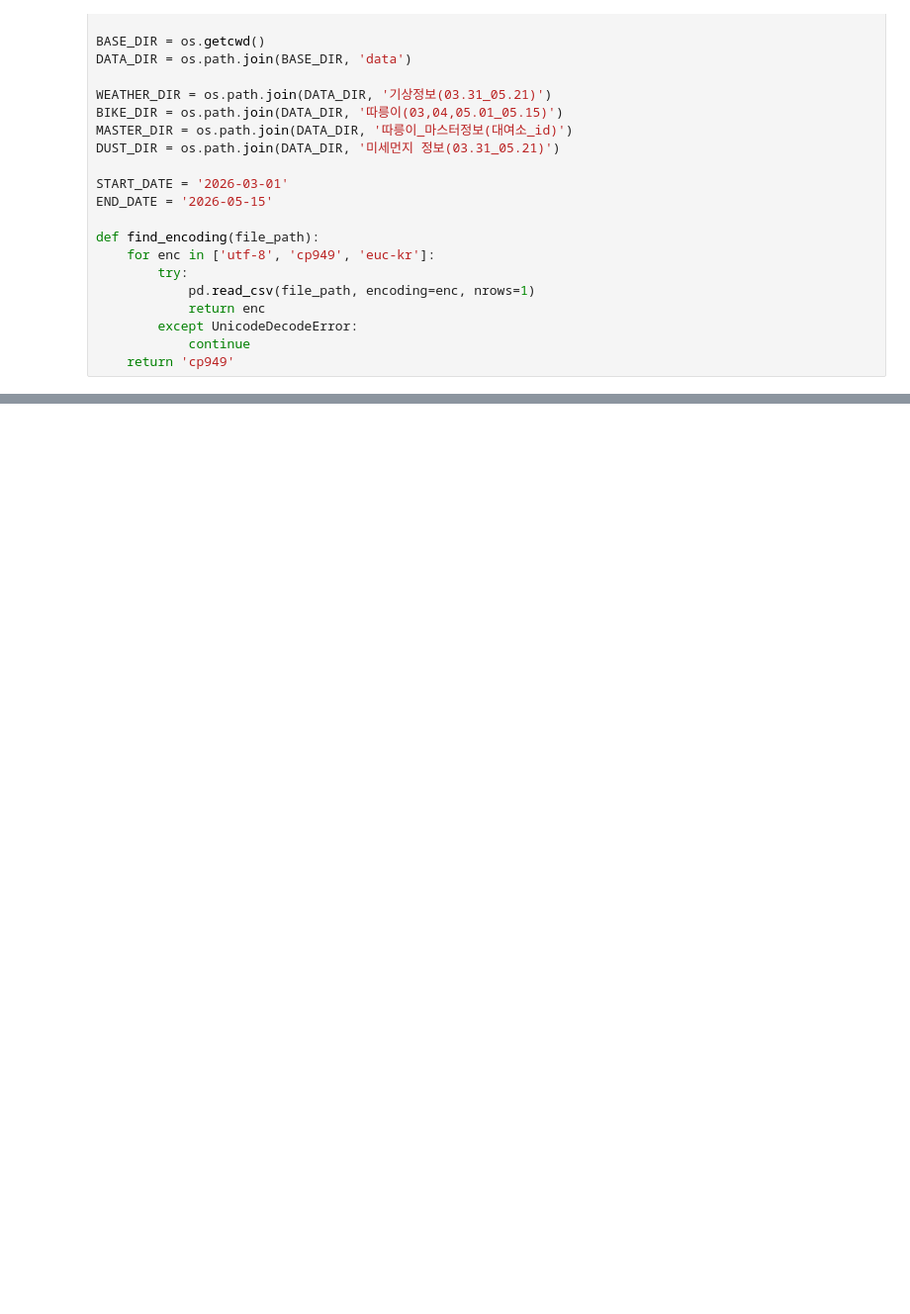
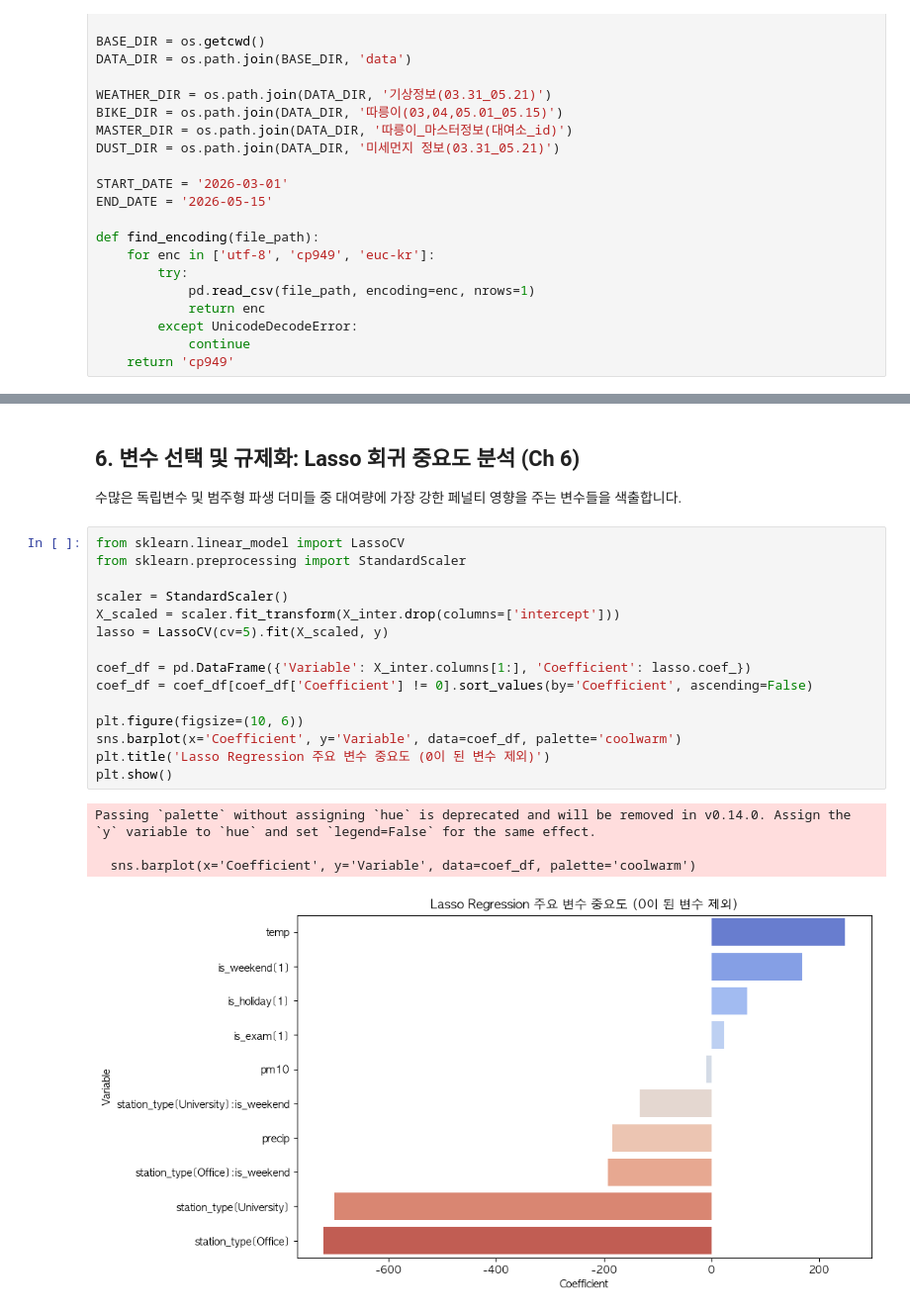
Before and after one commit to todayoneul/ddarungyee, a Jupyter notebook: preprocess.ipynb, the cells around one changed output, grey strips where cells are left out. Shown at 99% size. Saved outputs shown, nothing was run; the diff lists cells and outputs as text; blank space fills up the shorter version.

```diff
--- a/preprocess.ipynb
+++ b/preprocess.ipynb
@@ -460,0 +306,23 @@ plt.show()
+# %% [markdown]
+## 6. 변수 선택 및 규제화: Lasso 회귀 중요도 분석 (Ch 6)
+수많은 독립변수 및 범주형 파생 더미들 중 대여량에 가장 강한 페널티 영향을 주는 변수들을 색출합니다.
+# %%
+from sklearn.linear_model import LassoCV
+from sklearn.preprocessing import StandardScaler
+
+scaler = StandardScaler()
+X_scaled = scaler.fit_transform(X_inter.drop(columns=['intercept']))
+lasso = LassoCV(cv=5).fit(X_scaled, y)
+
+coef_df = pd.DataFrame({'Variable': X_inter.columns[1:], 'Coefficient': lasso.coef_})
+coef_df = coef_df[coef_df['Coefficient'] != 0].sort_values(by='Coefficient', ascending=False)
+
+plt.figure(figsize=(10, 6))
+sns.barplot(x='Coefficient', y='Variable', data=coef_df, palette='coolwarm')
+plt.title('Lasso Regression 주요 변수 중요도 (0이 된 변수 제외)')
+plt.show()
+# %% [output]
+Passing `palette` without assigning `hue` is deprecated and will be removed in v0.14.0. Assign the `y` variable to `hue` and set `legend=False` for the same effect.
+
+  sns.barplot(x='Coefficient', y='Variable', data=coef_df, palette='coolwarm')
+[figure, added]
```
Also changed, not shown: parts of 64 cells of this notebook.
